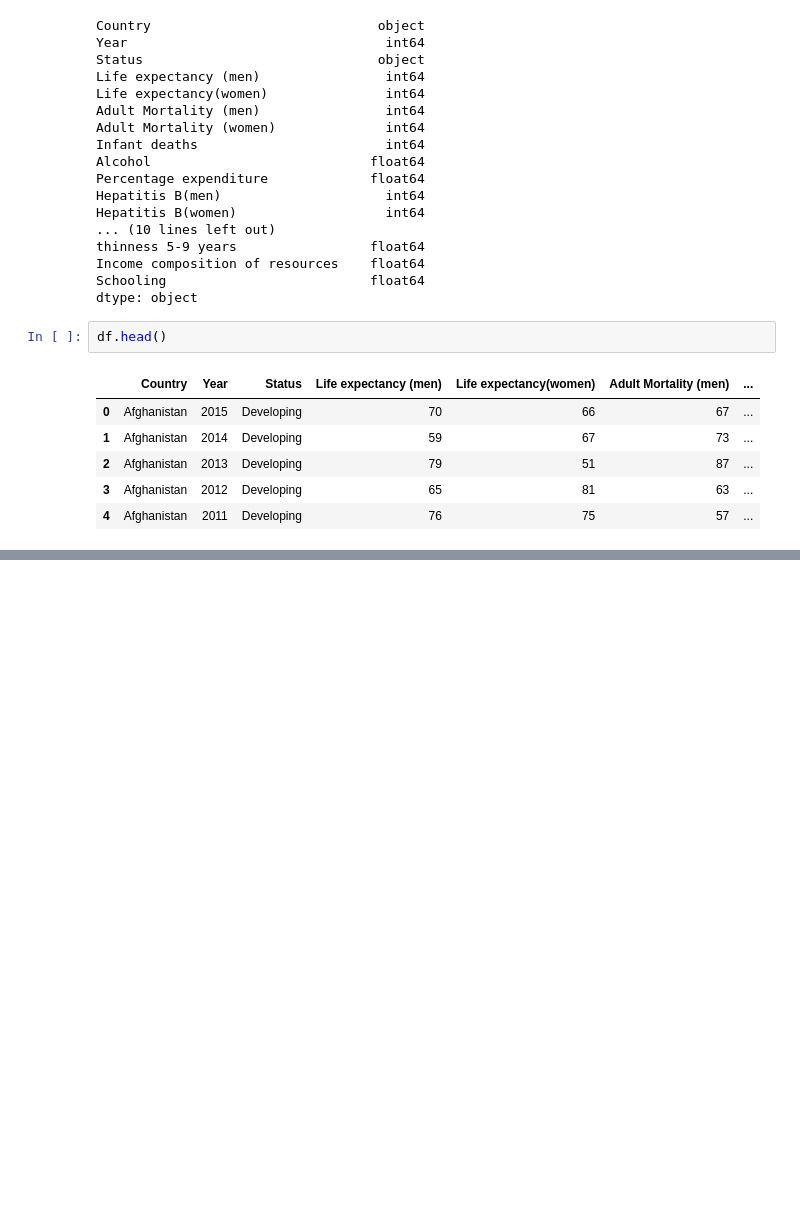
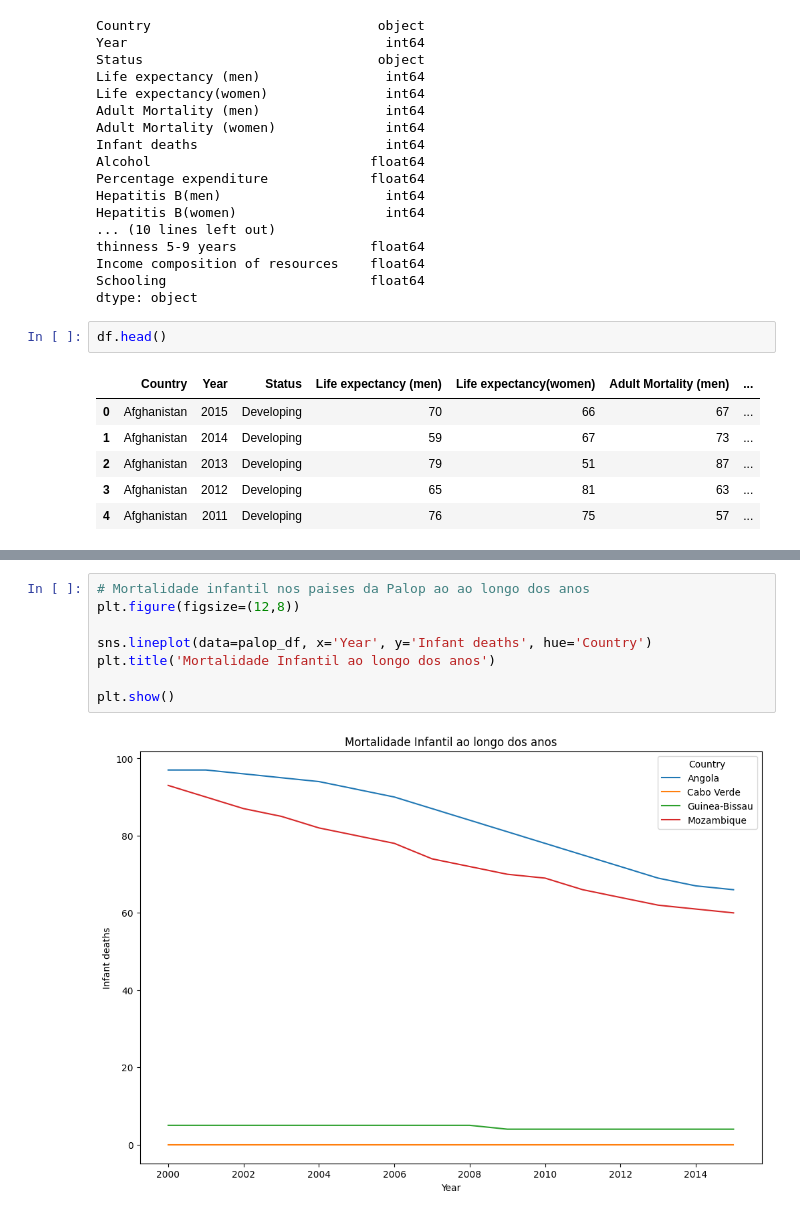
Before and after one commit to janclintonShadows/desafios_de_Projects, a Jupyter notebook: proj_1_dados_demograficos/analise.ipynb, the cells around one changed output, grey strips where cells are left out. Drawn from its saved outputs; the diff is of its cells as text; blank space fills up the shorter version.

```diff
--- a/proj_1_dados_demograficos/analise.ipynb
+++ b/proj_1_dados_demograficos/analise.ipynb
@@ -75,0 +357,10 @@ df.head()
+# %%
+# Mortalidade infantil nos paises da Palop ao ao longo dos anos
+plt.figure(figsize=(12,8))
+
+sns.lineplot(data=palop_df, x='Year', y='Infant deaths', hue='Country')
+plt.title('Mortalidade Infantil ao longo dos anos')
+
+plt.show()
+# %% [output]
+[figure, added]
```
Also changed, not shown: parts of 24 cells of this notebook.
